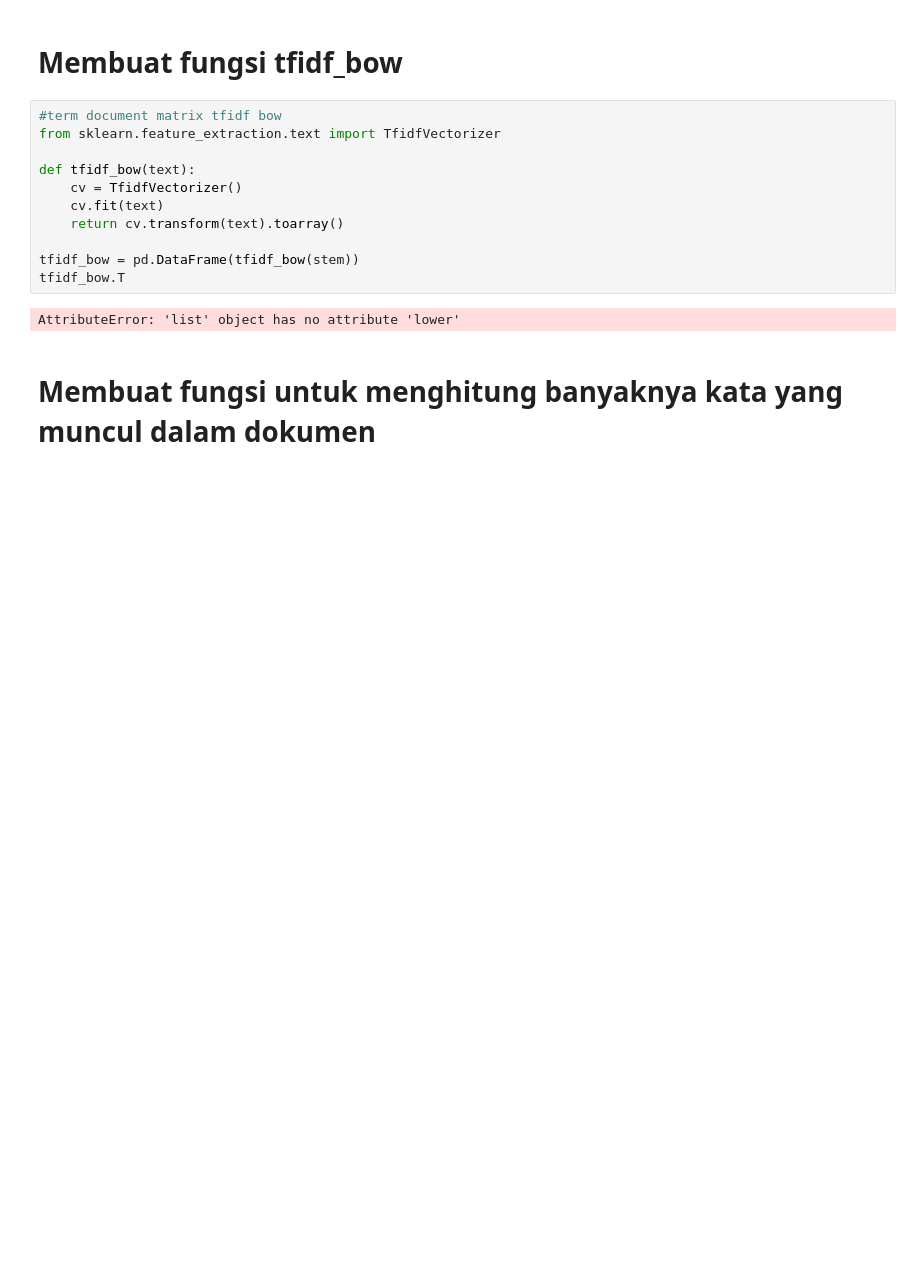
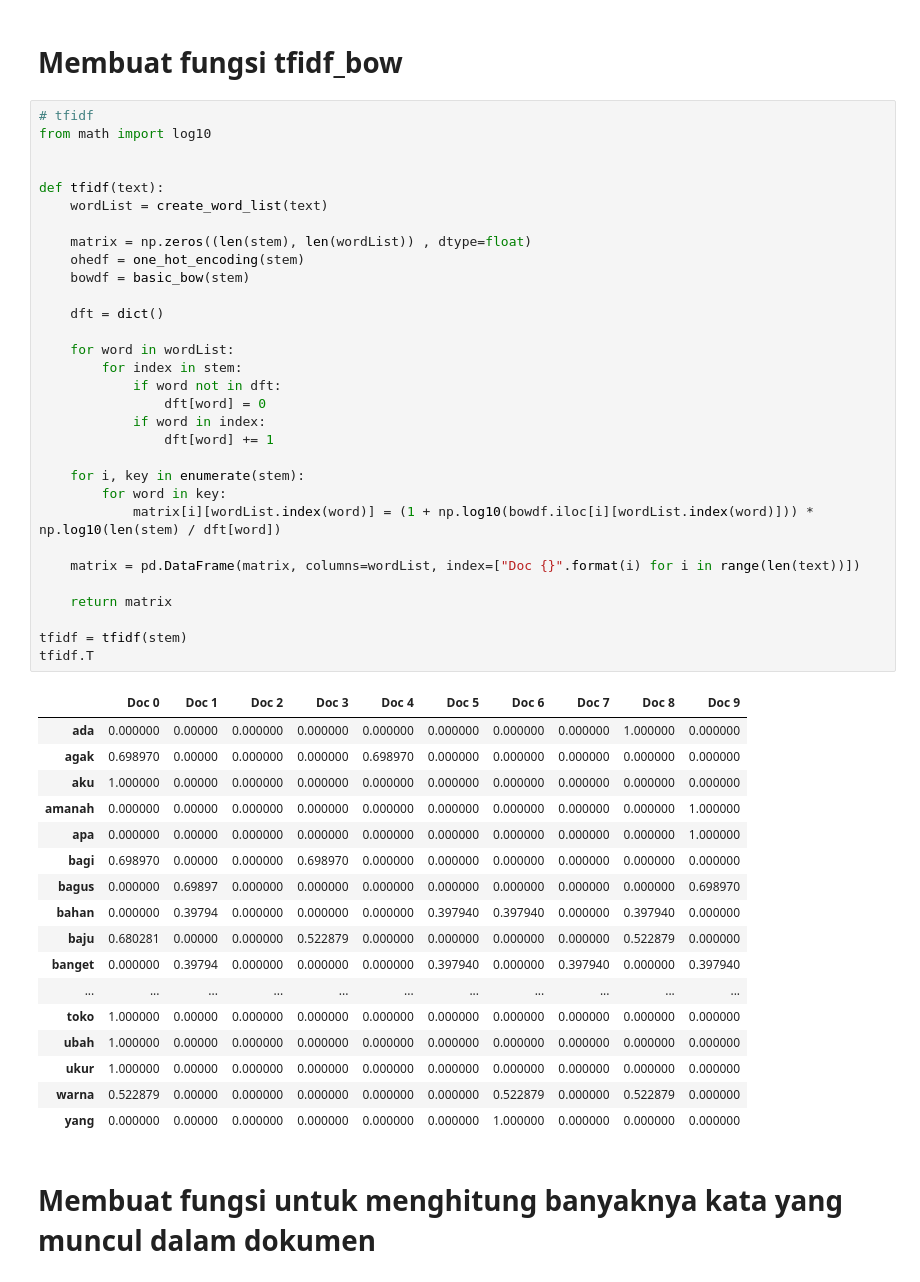
Before and after one commit to imkzuma/Introduction-to-multimedia-data-processing, a Jupyter notebook: tugas1/main.ipynb, the cells around one changed output. Cells and saved outputs as stored; diff of their text form; blank space fills up the shorter version.

Commit message:
[FIXED] Fixed OHE, BOW, And Renew TFIDF Function

```diff
--- a/tugas1/main.ipynb
+++ b/tugas1/main.ipynb
@@ -326,18 +327,54 @@ bow.T
 | yang | 0 | 0 | 0 | 0 | 0 | 0 | 1 | 0 | 0 | 0 |
 # %% [markdown]
 # Membuat fungsi tfidf_bow
-# %%
-#term document matrix tfidf bow
-from sklearn.feature_extraction.text import TfidfVectorizer
-
-def tfidf_bow(text):
-    cv = TfidfVectorizer()
-    cv.fit(text)
-    return cv.transform(text).toarray()
-
-tfidf_bow = pd.DataFrame(tfidf_bow(stem))
-tfidf_bow.T
-# %% [output]
-AttributeError: 'list' object has no attribute 'lower'
+# %%
+# tfidf
+from math import log10
+
+
+def tfidf(text):
+    wordList = create_word_list(text)
+
+    matrix = np.zeros((len(stem), len(wordList)) , dtype=float)
+    ohedf = one_hot_encoding(stem)
+    bowdf = basic_bow(stem)
+
+    dft = dict()
+
+    for word in wordList:
+        for index in stem:
+            if word not in dft:
+                dft[word] = 0
+            if word in index:
+                dft[word] += 1
+
+    for i, key in enumerate(stem):
+        for word in key:
+            matrix[i][wordList.index(word)] = (1 + np.log10(bowdf.iloc[i][wordList.index(word)])) * np.log10(len(stem) / dft[word])
+
+    matrix = pd.DataFrame(matrix, columns=wordList, index=["Doc {}".format(i) for i in range(len(text))])
+
+    return matrix
+
+tfidf = tfidf(stem)
+tfidf.T
+# %% [output]
+|  | Doc 0 | Doc 1 | Doc 2 | Doc 3 | Doc 4 | Doc 5 | Doc 6 | Doc 7 | Doc 8 | Doc 9 |
+| ada | 0.000000 | 0.00000 | 0.000000 | 0.000000 | 0.000000 | 0.000000 | 0.000000 | 0.000000 | 1.000000 | 0.000000 |
+| agak | 0.698970 | 0.00000 | 0.000000 | 0.000000 | 0.698970 | 0.000000 | 0.000000 | 0.000000 | 0.000000 | 0.000000 |
+| aku | 1.000000 | 0.00000 | 0.000000 | 0.000000 | 0.000000 | 0.000000 | 0.000000 | 0.000000 | 0.000000 | 0.000000 |
+| amanah | 0.000000 | 0.00000 | 0.000000 | 0.000000 | 0.000000 | 0.000000 | 0.000000 | 0.000000 | 0.000000 | 1.000000 |
+| apa | 0.000000 | 0.00000 | 0.000000 | 0.000000 | 0.000000 | 0.000000 | 0.000000 | 0.000000 | 0.000000 | 1.000000 |
+| bagi | 0.698970 | 0.00000 | 0.000000 | 0.698970 | 0.000000 | 0.000000 | 0.000000 | 0.000000 | 0.000000 | 0.000000 |
+| bagus | 0.000000 | 0.69897 | 0.000000 | 0.000000 | 0.000000 | 0.000000 | 0.000000 | 0.000000 | 0.000000 | 0.698970 |
+| bahan | 0.000000 | 0.39794 | 0.000000 | 0.000000 | 0.000000 | 0.397940 | 0.397940 | 0.000000 | 0.397940 | 0.000000 |
+| baju | 0.680281 | 0.00000 | 0.000000 | 0.522879 | 0.000000 | 0.000000 | 0.000000 | 0.000000 | 0.522879 | 0.000000 |
+| banget | 0.000000 | 0.39794 | 0.000000 | 0.000000 | 0.000000 | 0.397940 | 0.000000 | 0.397940 | 0.000000 | 0.397940 |
+| ... | ... | ... | ... | ... | ... | ... | ... | ... | ... | ... |
+| toko | 1.000000 | 0.00000 | 0.000000 | 0.000000 | 0.000000 | 0.000000 | 0.000000 | 0.000000 | 0.000000 | 0.000000 |
+| ubah | 1.000000 | 0.00000 | 0.000000 | 0.000000 | 0.000000 | 0.000000 | 0.000000 | 0.000000 | 0.000000 | 0.000000 |
+| ukur | 1.000000 | 0.00000 | 0.000000 | 0.000000 | 0.000000 | 0.000000 | 0.000000 | 0.000000 | 0.000000 | 0.000000 |
+| warna | 0.522879 | 0.00000 | 0.000000 | 0.000000 | 0.000000 | 0.000000 | 0.522879 | 0.000000 | 0.522879 | 0.000000 |
+| yang | 0.000000 | 0.00000 | 0.000000 | 0.000000 | 0.000000 | 0.000000 | 1.000000 | 0.000000 | 0.000000 | 0.000000 |
 # %% [markdown]
 # Membuat fungsi untuk menghitung banyaknya kata yang muncul dalam dokumen
```
Also changed, not shown: parts of 7 cells of this notebook.
